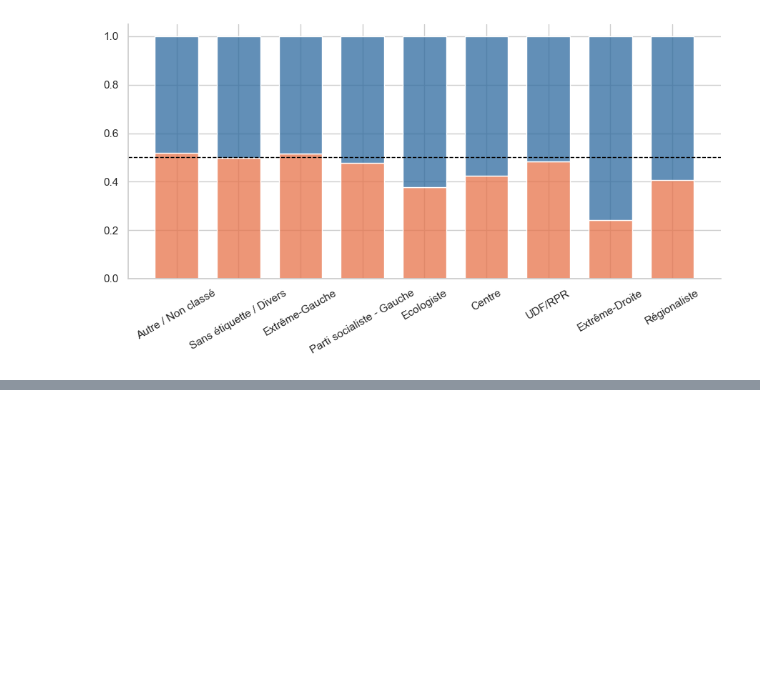
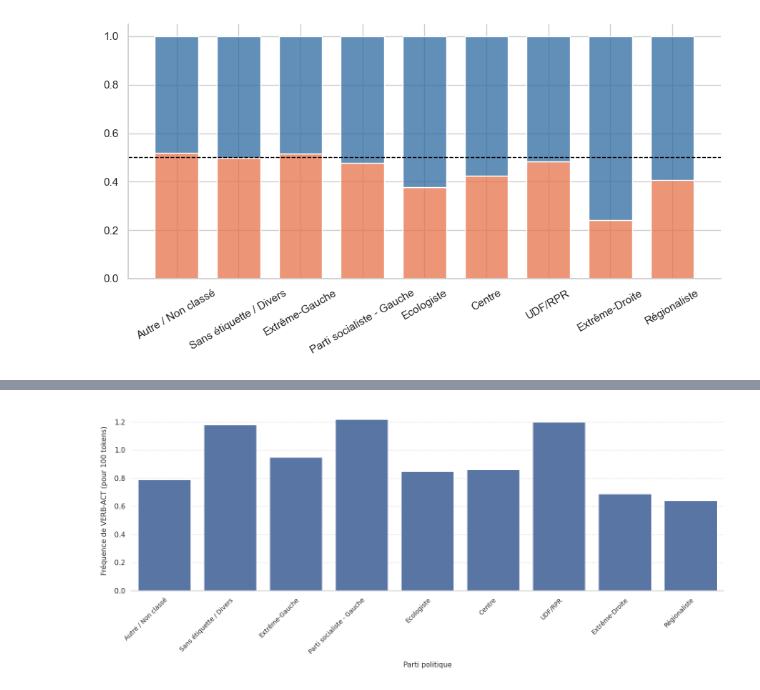
Before and after one commit to itsreivilo/Projet-de-NLP-Olivier, a Jupyter notebook: analyses.ipynb, the cells around one changed output, grey strips where cells are left out. Cells and saved outputs as stored; diff of their text form; code cells hidden in the pictures; blank space fills up the shorter version.

```diff
--- a/analyses.ipynb
+++ b/analyses.ipynb
@@ -240,0 +364,38 @@ plt.tight_layout()
+# %%
+fig, ax = plt.subplots(figsize=(14, 6))
+
+# Thème
+sns.set_theme(style="whitegrid", font_scale=1)
+palette = sns.color_palette("Blues_d", n_colors=len(stats2))
+
+
+bars = sns.barplot(
+    data = stats2,
+    x = "parti_synthetique_",
+    y = "freq_VERB_ACT",
+    edgecolor = "white",
+    linewidth = 0.8,
+    ax = ax
+)
+
+ax.set_xlabel("Parti politique", fontsize=11, labelpad=10)
+ax.set_ylabel("Fréquence de VERB-ACT (pour 100 tokens)", fontsize=11, labelpad=10)
+
+# xticks bien placés et lisibles
+ax.set_xticks(range(len(stats2)))
+ax.set_xticklabels(
+    stats2["parti_synthetique_"],
+    rotation = 45,
+    ha = "right",      # alignement à droite pour les labels tournés
+    rotation_mode = "anchor",   # pivot sur le point d'ancrage → labels bien centrés sous les barres
+    fontsize = 10
+)
+
+ax.yaxis.grid(True, linestyle="--", alpha=0.5)
+ax.set_axisbelow(True)
+ax.spines[["top", "right", "left"]].set_visible(False)
+
+plt.tight_layout()
+plt.show()
+# %% [output]
+[figure, added]
```
Also changed, not shown: parts of 13 cells of this notebook, 1 other file.
